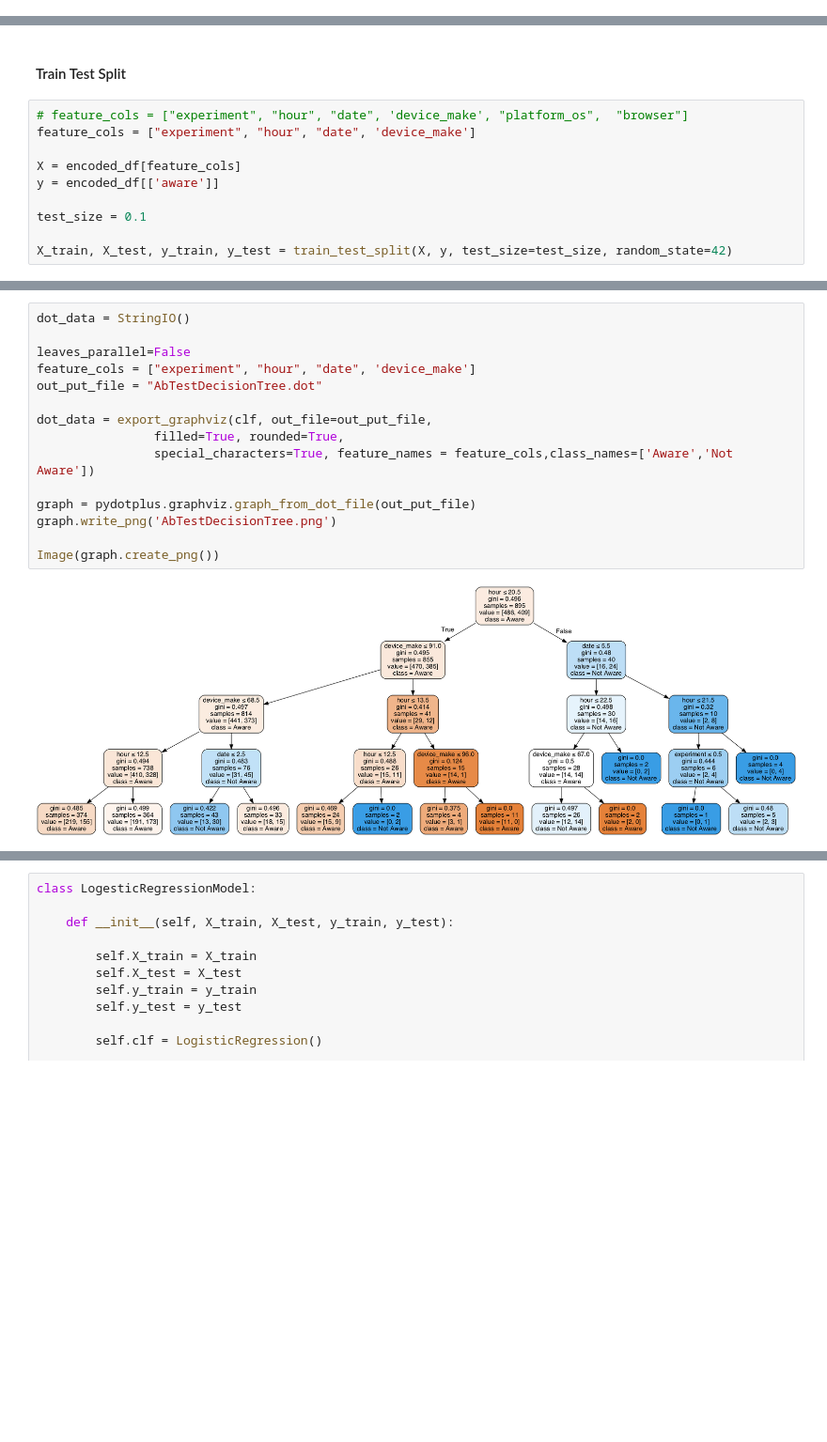
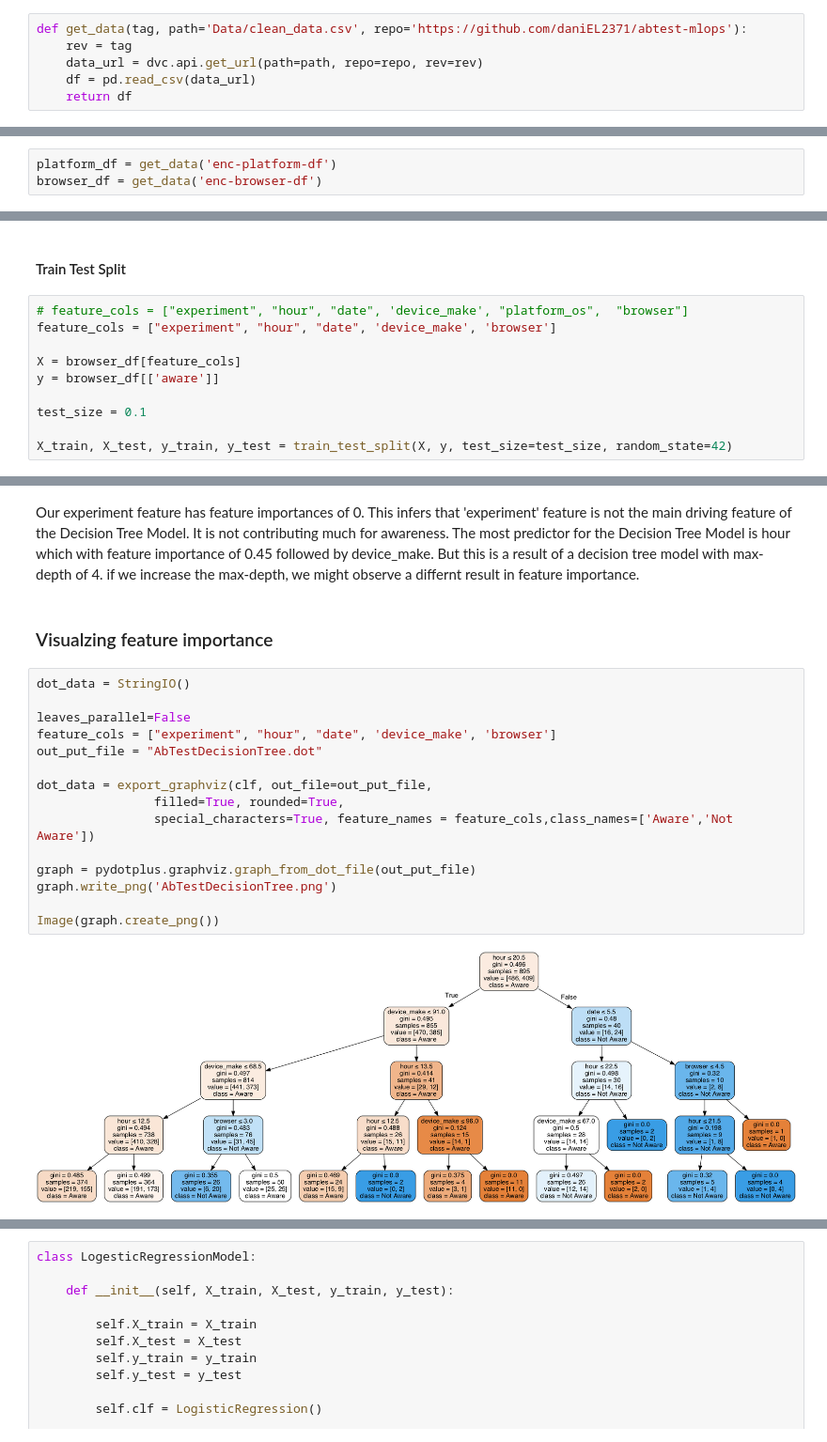
Before and after one commit to daniEL2371/abtest-mlops, a Jupyter notebook: notebooks/ML_AbTest.ipynb, the cells around one changed output, grey strips where cells are left out. Shown at 94% size. Saved outputs shown, nothing was run; the diff lists cells and outputs as text; blank space fills up the shorter version.

Commit message:
model built for paltfrom and browser version dataframe

```diff
--- a/notebooks/ML_AbTest.ipynb
+++ b/notebooks/ML_AbTest.ipynb
@@ -47,6 +47,12 @@ file read as csv
 | 2 | 0016d14a-ae18-4a02-a204-6ba53b52f2ed | exposed | 2020-07-05 | 2 | E5823 | 6 | Chrome Mobile WebView | 0 | 1 |
 | 3 | 00187412-2932-4542-a8ef-3633901c98d9 | control | 2020-07-03 | 15 | Samsung SM-A705FN | 6 | Facebook | 0 | 0 |
 | 4 | 001a7785-d3fe-4e11-a344-c8735acacc2c | control | 2020-07-03 | 15 | Generic Smartphone | 6 | Chrome Mobile | 0 | 0 |
+# %%
+def get_data(tag, path='Data/clean_data.csv', repo='https://github.com/daniEL2371/abtest-mlops'):
+    rev = tag
+    data_url = dvc.api.get_url(path=path, repo=repo, rev=rev)
+    df = pd.read_csv(data_url)
+    return df
 # %%
 
 def drop_no_responds(df):
@@ -274,0 +211,3 @@ class DecisionTreesModel:
+# %%
+platform_df = get_data('enc-platform-df')
+browser_df = get_data('enc-browser-df')
@@ -276,10 +241,10 @@ class DecisionTreesModel:
 #### Train Test Split
 # %%
 # feature_cols = ["experiment", "hour", "date", 'device_make', "platform_os",  "browser"]
-feature_cols = ["experiment", "hour", "date", 'device_make']
+feature_cols = ["experiment", "hour", "date", 'device_make', 'browser']
 
-X = encoded_df[feature_cols]
-y = encoded_df[['aware']]
+X = browser_df[feature_cols]
+y = browser_df[['aware']]
 
 test_size = 0.1
 
@@ -345,17 +307,21 @@ Our experiment feature has feature importances of 0. This infers that 'experimen
+# %% [markdown]
+Our experiment feature has feature importances of 0. This infers that 'experiment' feature is not the main driving feature of the Decision Tree Model. It is not contributing much for awareness. The most predictor for the Decision Tree Model is hour which with feature importance of 0.45 followed by device_make. But this is a result of a decision tree model with max-depth of 4. if we increase the max-depth, we might observe a differnt result in feature importance.
+# %% [markdown]
+### Visualzing feature importance
 # %%
 dot_data = StringIO()
 
 leaves_parallel=False
-feature_cols = ["experiment", "hour", "date", 'device_make']
+feature_cols = ["experiment", "hour", "date", 'device_make', 'browser']
 out_put_file = "AbTestDecisionTree.dot"
 
 dot_data = export_graphviz(clf, out_file=out_put_file,
                 filled=True, rounded=True,
                 special_characters=True, feature_names = feature_cols,class_names=['Aware','Not Aware'])
 
 graph = pydotplus.graphviz.graph_from_dot_file(out_put_file)
 graph.write_png('AbTestDecisionTree.png')
 
 Image(graph.create_png())
 # %% [output]
-[figure, old version]
+[figure, new version]
```
Also changed, not shown: parts of 53 cells of this notebook.
